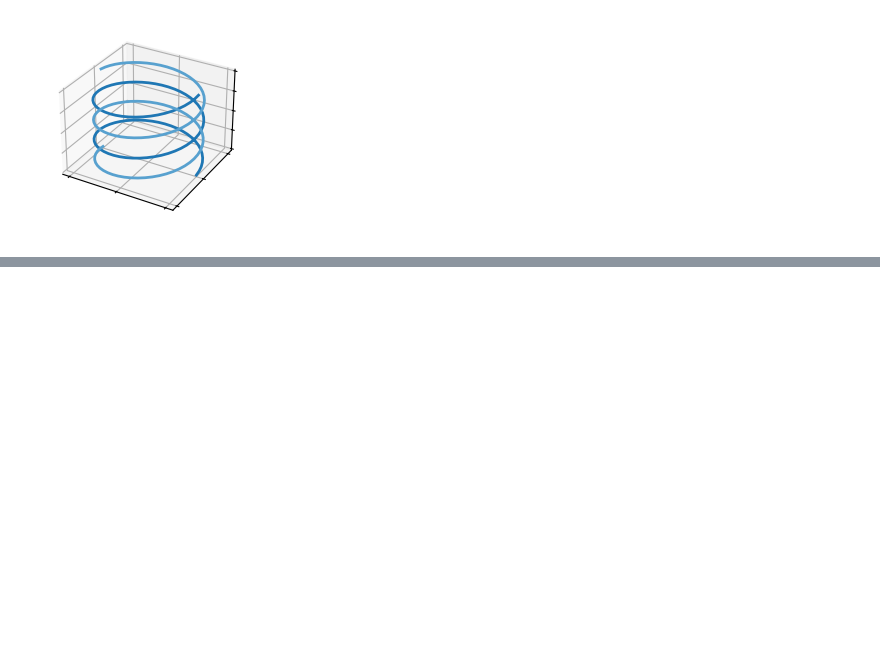
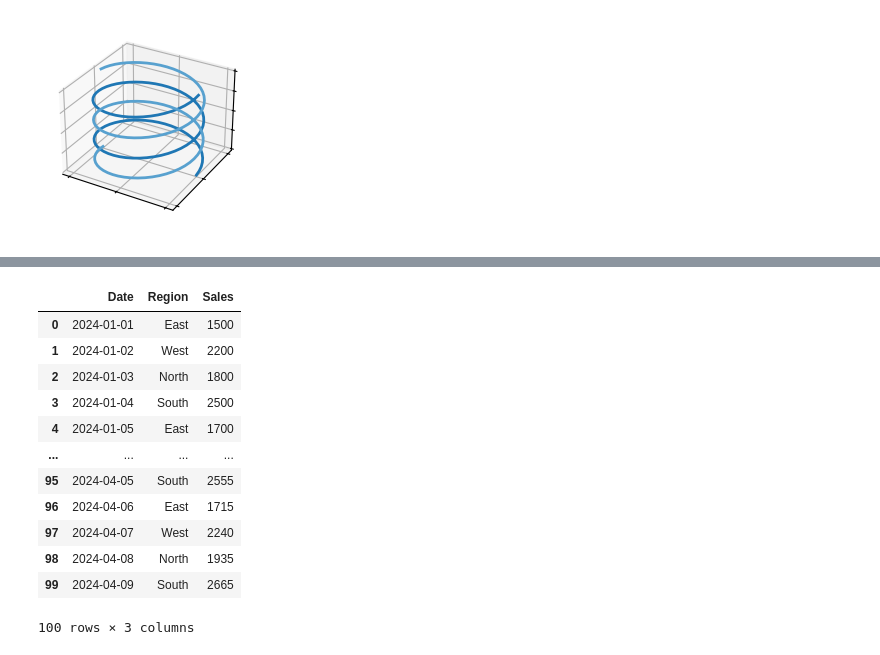
Before and after one commit to Ruhi1010/machine_learning, a Jupyter notebook: basic.ipynb, the cells around one changed output, grey strips where cells are left out. Saved outputs shown, nothing was run; the diff lists cells and outputs as text; code cells hidden in the pictures; blank space fills up the shorter version.

```diff
--- a/basic.ipynb
+++ b/basic.ipynb
@@ -423,0 +445,4 @@ plt.show()
+# %%
+inputs = df.drop('Units', axis='columns')
+target = df['Units']
+target
@@ -423,0 +462,16 @@ plt.show()
+# %%
+inputs
+# %% [output]
+|  | Date | Region | Sales |
+| 0 | 2024-01-01 | East | 1500 |
+| 1 | 2024-01-02 | West | 2200 |
+| 2 | 2024-01-03 | North | 1800 |
+| 3 | 2024-01-04 | South | 2500 |
+| 4 | 2024-01-05 | East | 1700 |
+| ... | ... | ... | ... |
+| 95 | 2024-04-05 | South | 2555 |
+| 96 | 2024-04-06 | East | 1715 |
+| 97 | 2024-04-07 | West | 2240 |
+| 98 | 2024-04-08 | North | 1935 |
+| 99 | 2024-04-09 | South | 2665 |
+100 rows × 3 columns
```
Also changed, not shown: parts of 17 cells of this notebook, 2 other files.
